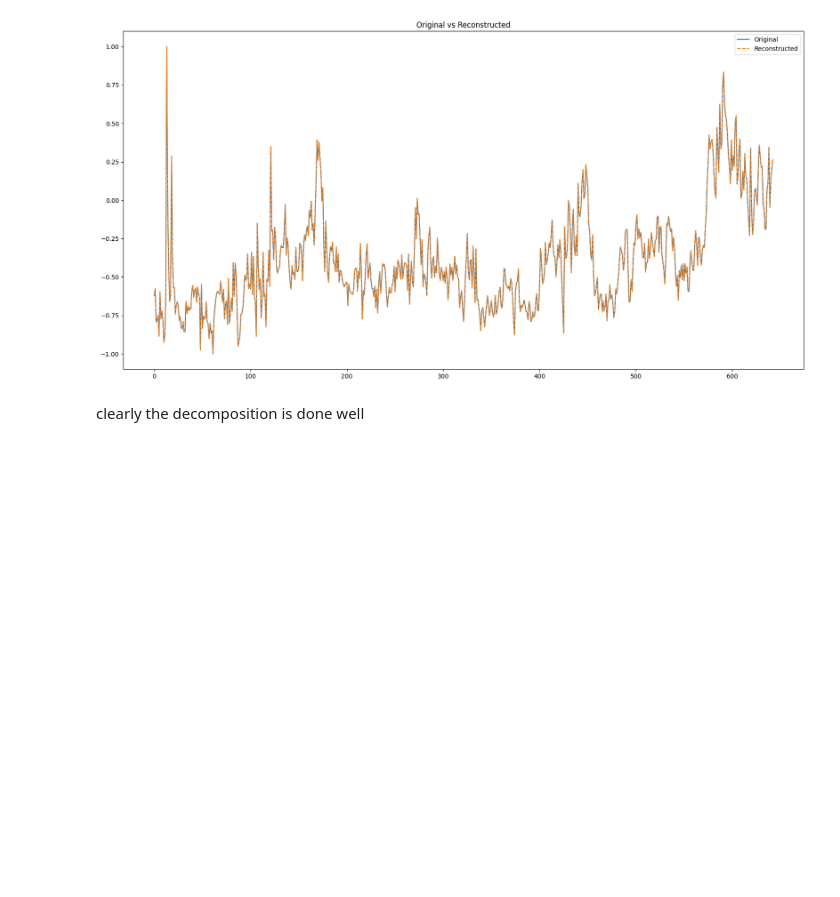
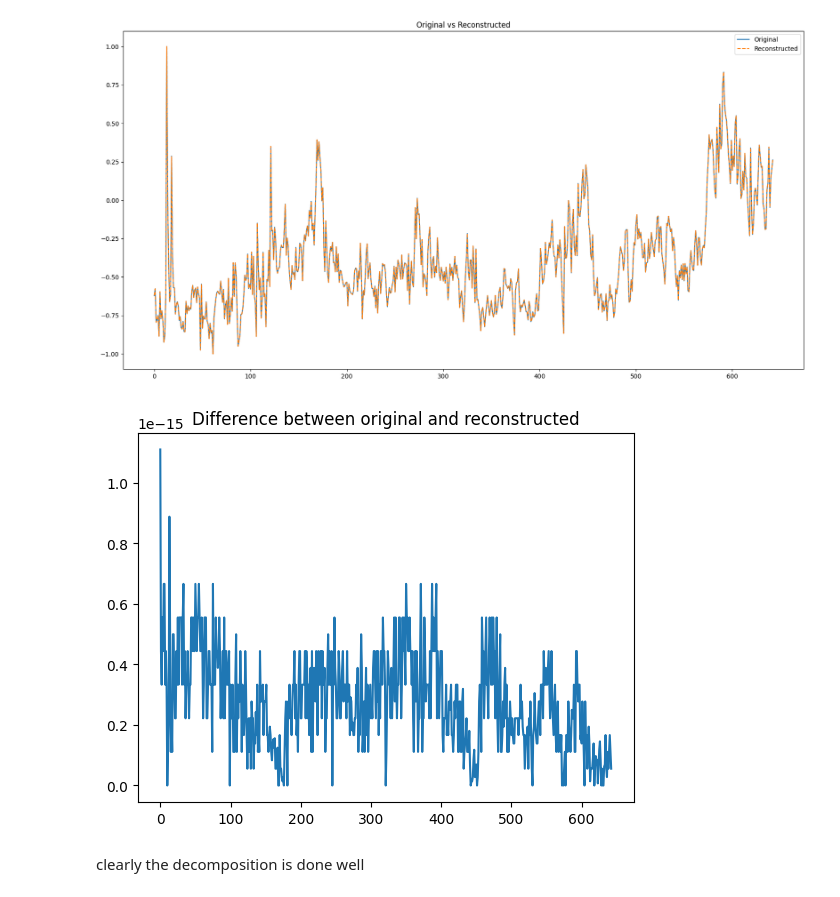
Before and after one commit to AmeyChoudhary/DPCN_Baby_Sharks, a Jupyter notebook: Amey/final_ssa.ipynb, the cells around one changed output. Cells and saved outputs as stored; diff of their text form; code cells hidden in the pictures; blank space fills up the shorter version.

```diff
--- a/Amey/final_ssa.ipynb
+++ b/Amey/final_ssa.ipynb
@@ -148,6 +172,13 @@ plt.legend()
 plt.show()
 # %% [output]
 [figure]
+# %%
+difference = np.abs(reconstructed_time_series - cases_time_series_scaled)
+plt.plot(difference)
+plt.title("Difference between original and reconstructed")
+plt.show()
+# %% [output]
+[figure, added]
 # %% [markdown]
 clearly the decomposition is done well
 # %%
```
Also changed, not shown: parts of 6 cells of this notebook, 3 other files.
